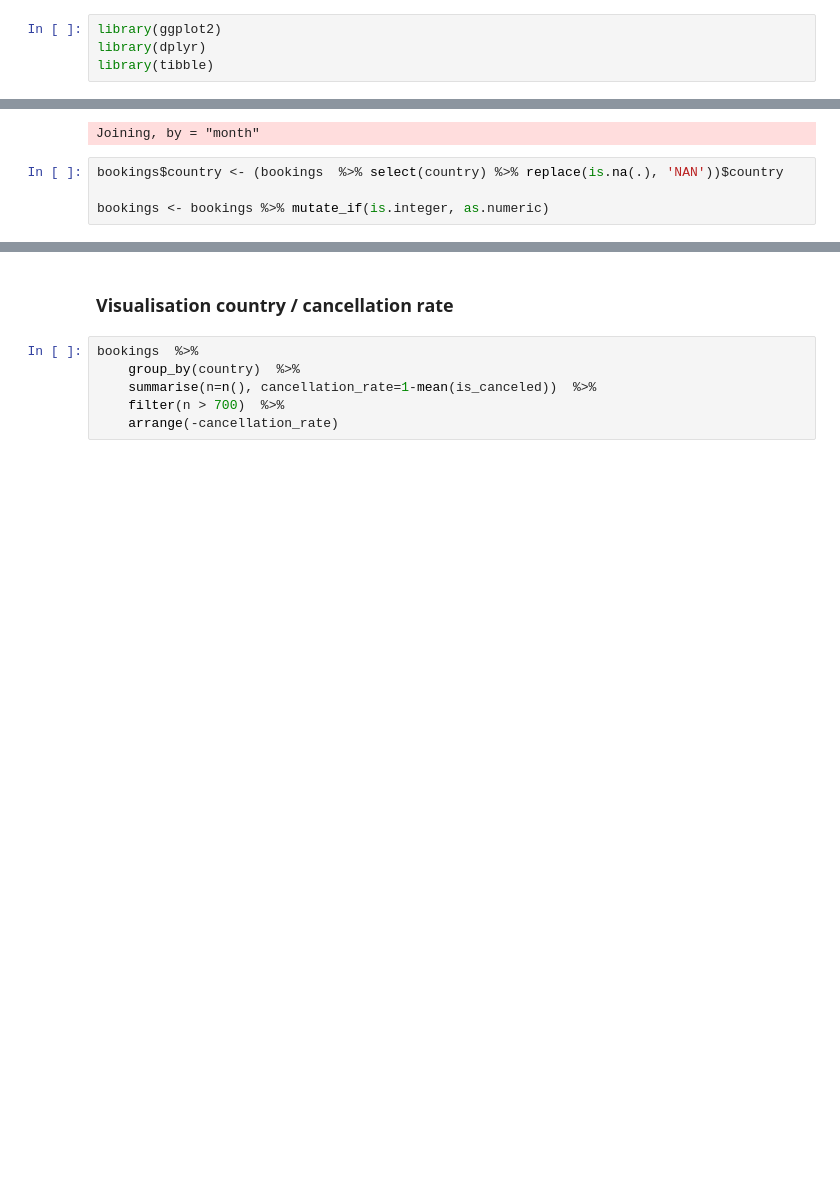
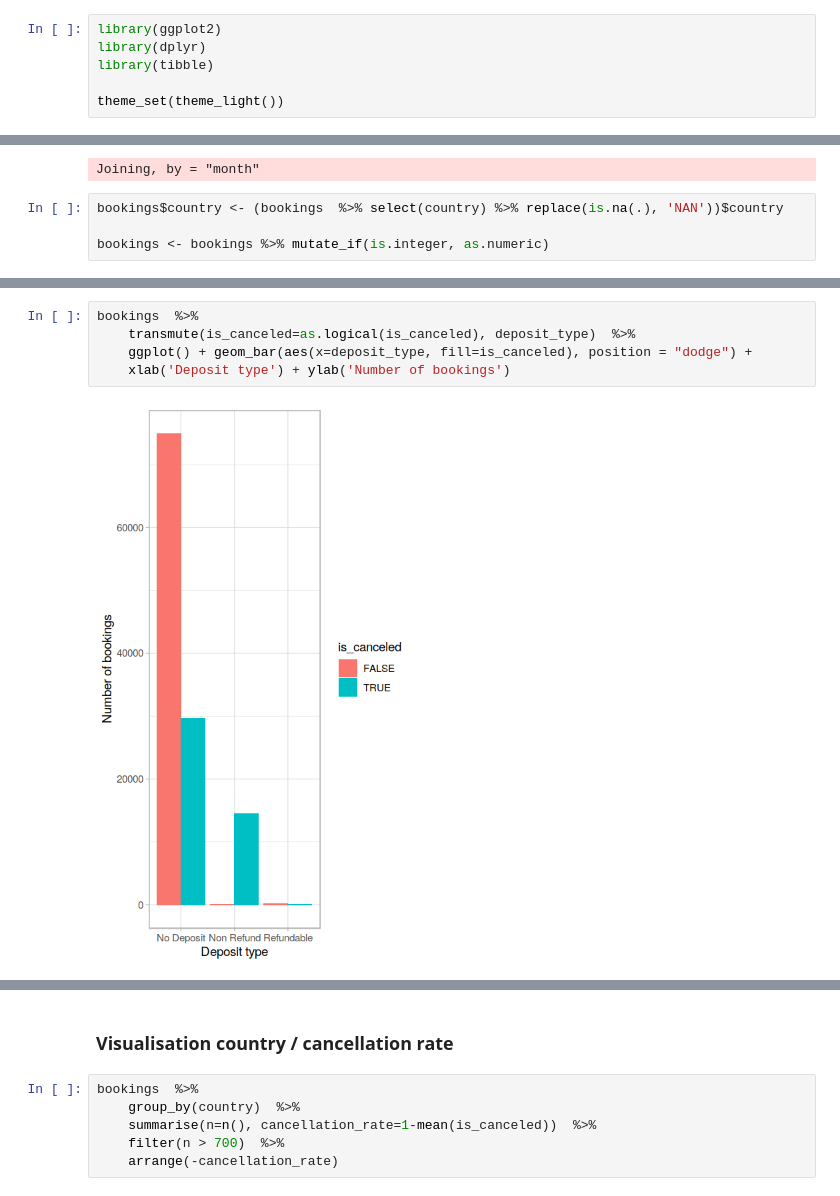
Before and after one commit to RasPavel/notebooks, a Jupyter notebook: lab_project3_hotel_bookings/miniproject_3_hotel_bookings.ipynb, the cells around one changed output, grey strips where cells are left out. Saved outputs shown, nothing was run; the diff lists cells and outputs as text; blank space fills up the shorter version.

Commit message:
Add a visualisation

```diff
--- a/lab_project3_hotel_bookings/miniproject_3_hotel_bookings.ipynb
+++ b/lab_project3_hotel_bookings/miniproject_3_hotel_bookings.ipynb
@@ -2,3 +2,5 @@
 library(ggplot2)
 library(dplyr)
 library(tibble)
+
+theme_set(theme_light())
@@ -34,0 +61,7 @@ bookings <- bookings %>% mutate_if(is.integer, as.numeric)
+# %%
+bookings  %>%
+    transmute(is_canceled=as.logical(is_canceled), deposit_type)  %>%
+    ggplot() + geom_bar(aes(x=deposit_type, fill=is_canceled), position = "dodge") +
+    xlab('Deposit type') + ylab('Number of bookings')
+# %% [output]
+[figure, added]
```
Also changed, not shown: parts of 7 cells of this notebook.
